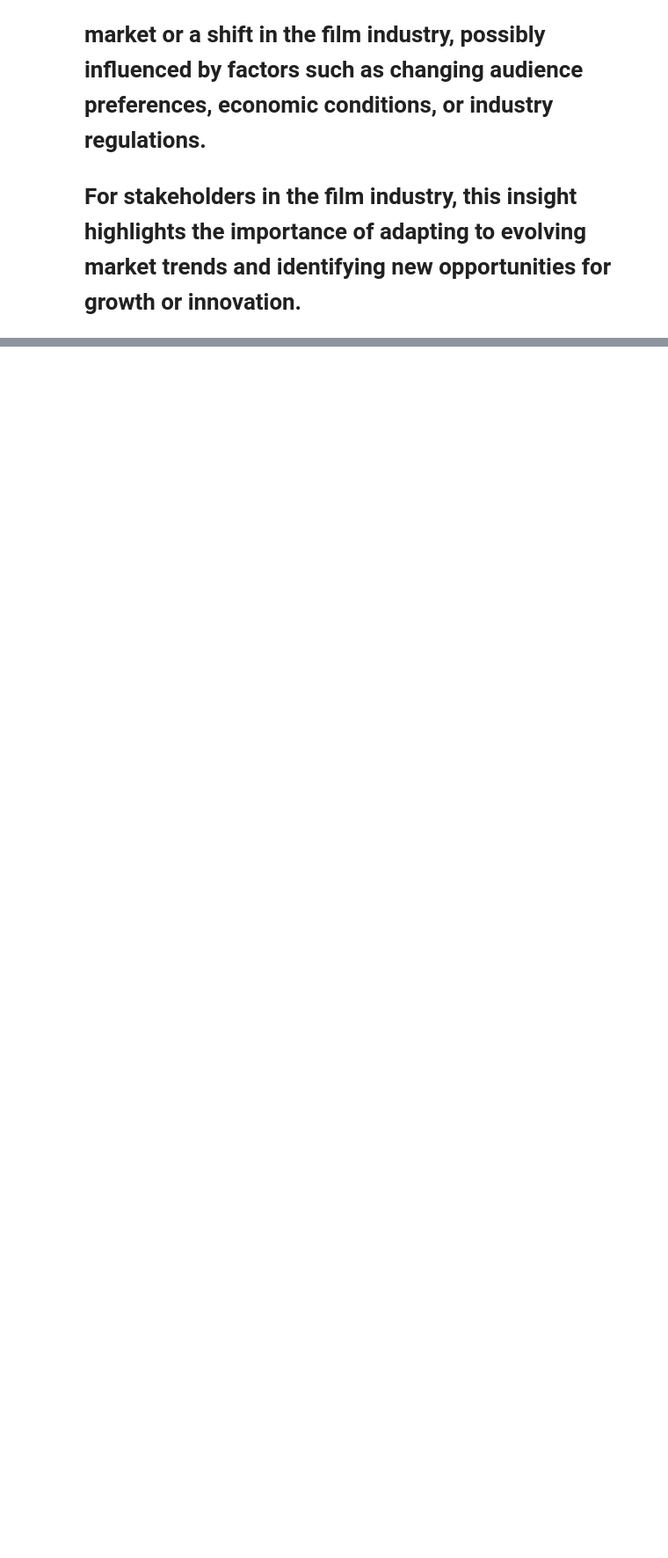
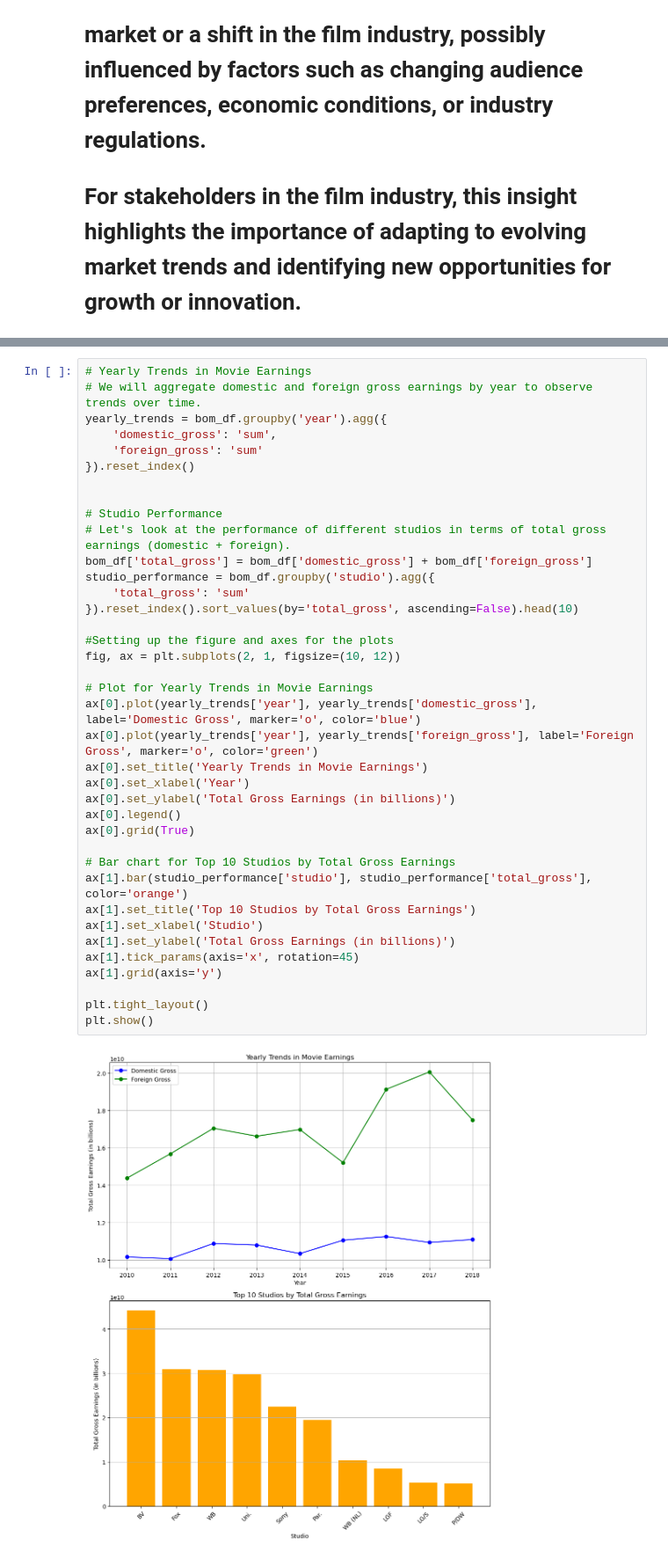
Before and after one commit to Muthama42/phase-1-project, a Jupyter notebook: student.ipynb, the cells around one changed output, grey strips where cells are left out. Shown at 88% size. Cells and saved outputs as stored; diff of their text form; blank space fills up the shorter version.

Commit message:
Perform EDA on the bom.movie_gross database

```diff
--- a/student.ipynb
+++ b/student.ipynb
@@ -289,0 +416,40 @@ Interpretation of the Line Plot:
+# %%
+# Yearly Trends in Movie Earnings
+# We will aggregate domestic and foreign gross earnings by year to observe trends over time.
+yearly_trends = bom_df.groupby('year').agg({
+    'domestic_gross': 'sum',
+    'foreign_gross': 'sum'
+}).reset_index()
+
+
+# Studio Performance
+# Let's look at the performance of different studios in terms of total gross earnings (domestic + foreign).
+bom_df['total_gross'] = bom_df['domestic_gross'] + bom_df['foreign_gross']
+studio_performance = bom_df.groupby('studio').agg({
+    'total_gross': 'sum'
+}).reset_index().sort_values(by='total_gross', ascending=False).head(10)
+
+#Setting up the figure and axes for the plots
+fig, ax = plt.subplots(2, 1, figsize=(10, 12))
+
+# Plot for Yearly Trends in Movie Earnings
+ax[0].plot(yearly_trends['year'], yearly_trends['domestic_gross'], label='Domestic Gross', marker='o', color='blue')
+ax[0].plot(yearly_trends['year'], yearly_trends['foreign_gross'], label='Foreign Gross', marker='o', color='green')
+ax[0].set_title('Yearly Trends in Movie Earnings')
+ax[0].set_xlabel('Year')
+ax[0].set_ylabel('Total Gross Earnings (in billions)')
+ax[0].legend()
+ax[0].grid(True)
+
+# Bar chart for Top 10 Studios by Total Gross Earnings
+ax[1].bar(studio_performance['studio'], studio_performance['total_gross'], color='orange')
+ax[1].set_title('Top 10 Studios by Total Gross Earnings')
+ax[1].set_xlabel('Studio')
+ax[1].set_ylabel('Total Gross Earnings (in billions)')
+ax[1].tick_params(axis='x', rotation=45)
+ax[1].grid(axis='y')
+
+plt.tight_layout()
+plt.show()
+# %% [output]
+[figure, added]
```
Also changed, not shown: parts of 14 cells of this notebook.
